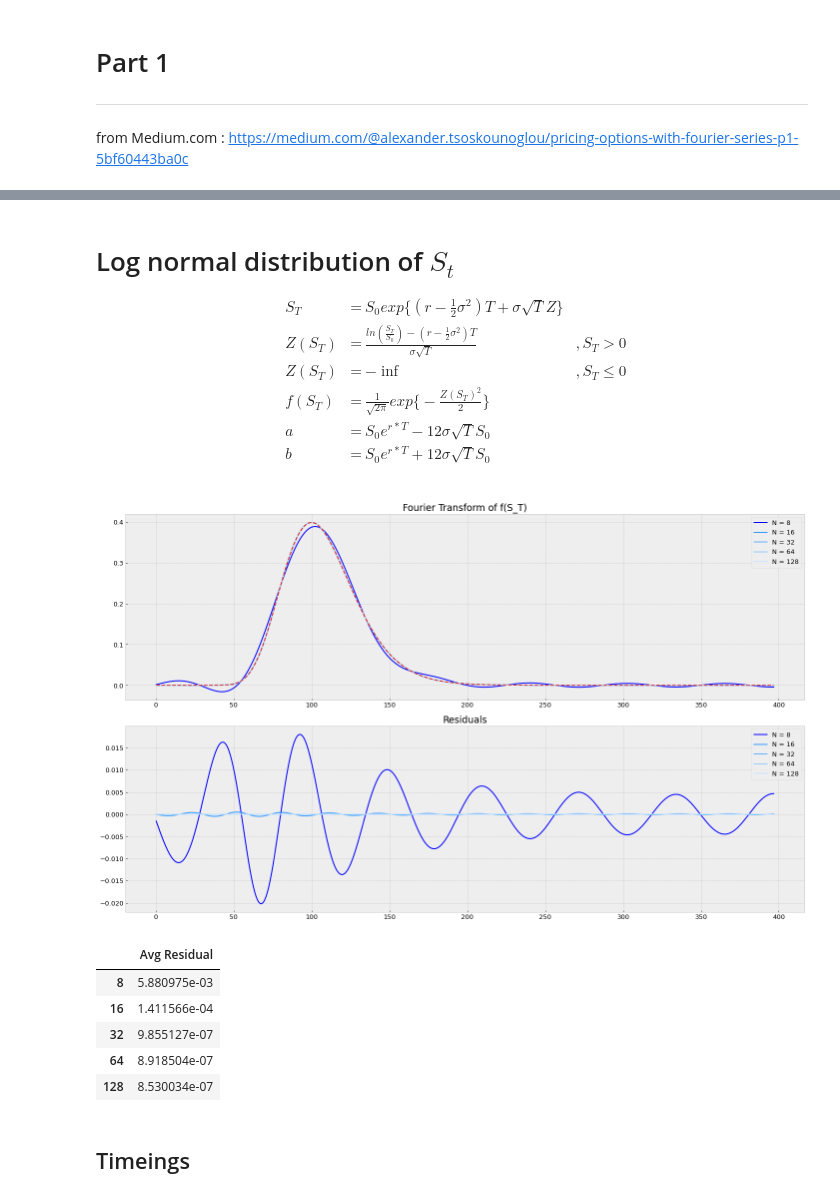
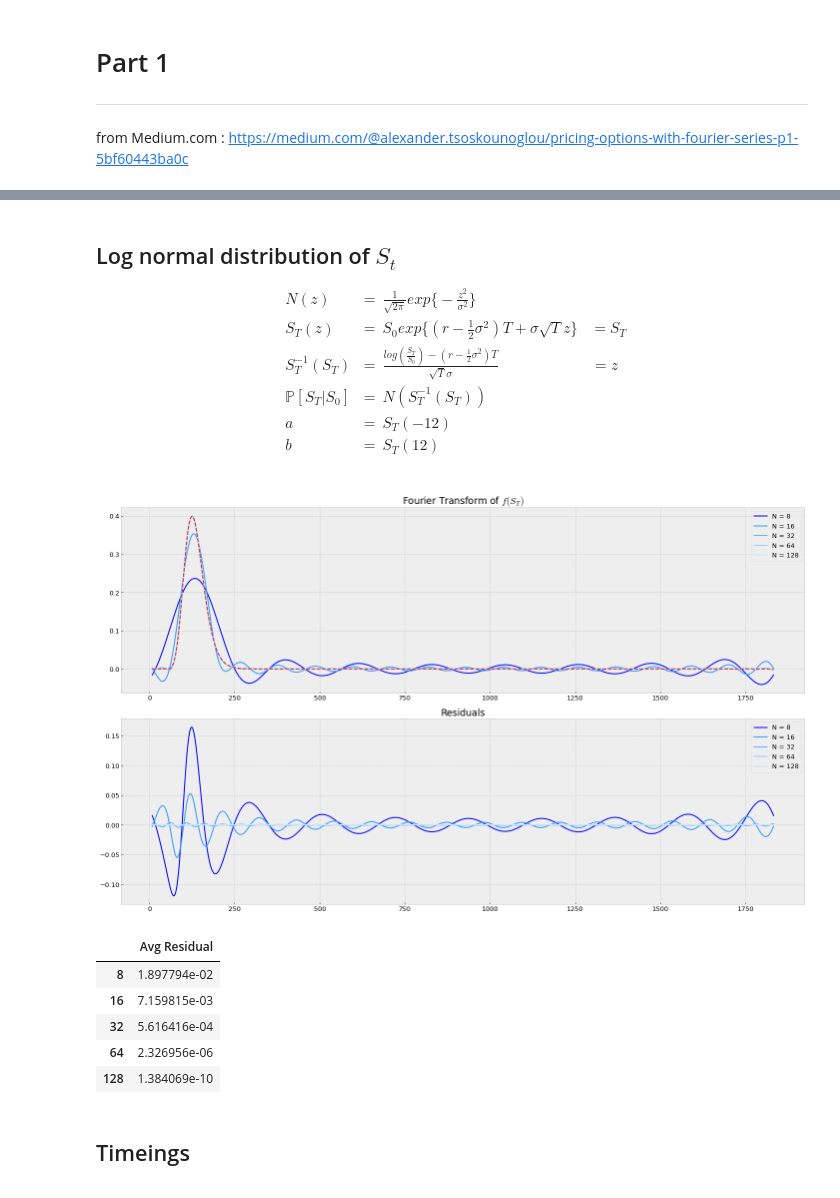
Before and after one commit to ithakis/Pricing-Options-with-Black-Scholes, a Jupyter notebook: Pricing Options with Fourier.ipynb, the cells around one changed output, grey strips where cells are left out. Saved outputs shown, nothing was run; the diff lists cells and outputs as text; code cells hidden in the pictures.

```diff
--- a/Pricing Options with Fourier.ipynb
+++ b/Pricing Options with Fourier.ipynb
@@ -89,19 +100,19 @@ pd.DataFrame(avg_residuals, index=Ns, columns=['Avg Residual'])
 # %% [markdown]
-# Log normal distribution of $S_t$
+## Log normal distribution of $S_t$
 $$\begin{align*}
-& S_T &=& S_0 exp\bigg\{(r-\frac{1}{2}\sigma^2)T + \sigma\sqrt{T}Z \bigg\} &\\
-& Z(S_T) &=& \frac{ln(\frac{S_T}{S_0}) - (r - \frac{1}{2}\sigma^2)T}{\sigma\sqrt{T}} \quad &,S_T > 0 \\
-& Z(S_T) &=& -\inf \quad &,S_T \le 0 \\
-& f(S_T) &=& \frac{1}{\sqrt{2\pi}}exp\bigg\{-\frac{Z(S_T)^2}{2}\bigg\} & \\
-& a &=& S_0e^{r*T} - 12 \sigma\sqrt{T}S_0 \\
-& b &=& S_0e^{r*T} + 12 \sigma\sqrt{T}S_0 \\
+& N(z)   &=\;& \frac{1}{\sqrt{2\pi}} exp\bigg\{-\frac{z^2}{\sigma^2}\bigg\} & \\
+& S_T(z) &=\;& S_0 exp\bigg\{(r-\frac{1}{2}\sigma^2)T + \sigma\sqrt{T}z \bigg\} & = S_T\\
+& S_T^{-1}(S_T) &=\;& \frac{log(\frac{S_T}{S_0})-(r-\frac{1}{2}\sigma^2)T}{\sqrt T \sigma} & = z\;\;\\
+& \mathbb{P}[S_T|S_0] &=\;& N(S_T^{-1}(S_T)) &\\
+& a &=\;& S_T(-12) &\\
+& b &=\;& S_T(12) &\\
 \end{align*}$$
 # %%
 def get_fourier_approx(f, x:np.array, a, b, N:int):
-    limit =1000
+    limit = 1000
     L = b - a
-    upper = L/2
-    lower = - upper
+    upper = b
+    lower = a
     # print(f"L = {L} \nupper = {upper} \nlower = {lower}")
 
     fa = lambda x, n : f(x) * cos((2*pi*n*x)/(L))
@@ -114,53 +125,51 @@ def get_fourier_approx(f, x:np.array, a, b, N:int):
         A = (2/L) * quad(fa, lower, upper, args=(n), limit=limit)[0]
         B = (2/L) * quad(fb, lower, upper, args=(n), limit=limit)[0]
         Cosine_Sine_Sum += A*cos((2*pi*n*x)/(L)) + B*sin((2*pi*n*x)/(L))
 
     fx = A0 + Cosine_Sine_Sum
     return fx
 
 
 S0      = 100
 K       = 100
 r       = 0.05
 sigma   = 0.1
 T       = 5.0
 
-Z = lambda St : np.where(St > 0, ((log(St/S0) - (r - .5*sigma)*T)/(sqrt(T)*sigma)), -np.inf)
-f = lambda x : norm.pdf(Z(x)) #*2.5*12 # SCALING FOR Y MAX = 12
+S_T     = lambda z : S0*exp((r-.5*sigma**2)*T + sigma*sqrt(T)*z)
+S_T_inv = lambda S_T : (log(S0/S_T) + (r - .5*sigma**2)*T)/(sqrt(T)*sigma)
+f       = lambda S_T : norm.pdf(S_T_inv(S_T)) # P[S_T = X]
 
-# Try changing a = 1e-8 to see the undesirable effect of not having symetrical limits.
-# The limits of the plot are modified to start from zero since S_T cannot be less than 0
-a   = S0*exp(r*T) - 12 * sigma*sqrt(T)*S0
-b   = S0*exp(r*T) + 12 * sigma*sqrt(T)*S0
+
+a   = S_T(-12)
+b   = S_T(12)
 x   = np.linspace(a, b, 1_000)
-idx = x>0
 y   = f(x)
 
 fig, (ax1, ax2) = plt.subplots(2, figsize=(20,12))
-blue_shades = ['#0000FF', '#3399FF', '#66B2FF', '#99CCFF', '#CCE5FF']
 
 avg_residuals = []
 Ns = [8, 16, 32, 64, 128]
 for i, N in enumerate(Ns):
     fx = get_fourier_approx(f=f, x=x, a=a, b=b, N=N)
-    ax1.plot(x[idx],fx[idx], blue_shades[i], label=f'N = {N}')
-    ax2.plot(x[idx],(y-fx)[idx], blue_shades[i], label=f'N = {N}')
-    avg_residuals.append(np.abs(y[idx]-fx[idx]).mean())
+    ax1.plot(x,fx, blue_shades[i], label=f'N = {N}')
+    ax2.plot(x,(y-fx), blue_shades[i], label=f'N = {N}')
+    avg_residuals.append(np.abs(y-fx).mean())
 
-ax1.set_title('Fourier Transform of f(S_T)')
-ax1.plot(x[idx],y[idx],'tab:red', linestyle='--')
+ax1.set_title(r'Fourier Transform of $f(S_T)$')
+ax1.plot(x,y,'tab:red', linestyle='--')
 ax2.set_title('Residuals')
 plt.tight_layout() ; ax1.legend() ; ax2.legend() ; plt.show()
 
 pd.DataFrame(avg_residuals, index=Ns, columns=['Avg Residual'])
 # %% [output]
-[figure, old version]
+[figure, new version]
 |  | Avg Residual |
-| 8 | 5.880975e-03 |
-| 16 | 1.411566e-04 |
-| 32 | 9.855127e-07 |
-| 64 | 8.918504e-07 |
-| 128 | 8.530034e-07 |
+| 8 | 1.897794e-02 |
+| 16 | 7.159815e-03 |
+| 32 | 5.616416e-04 |
+| 64 | 2.326956e-06 |
+| 128 | 1.384069e-10 |
 # %% [markdown]
 ## Timeings
 # %%
```
Also changed, not shown: parts of 29 cells of this notebook.
